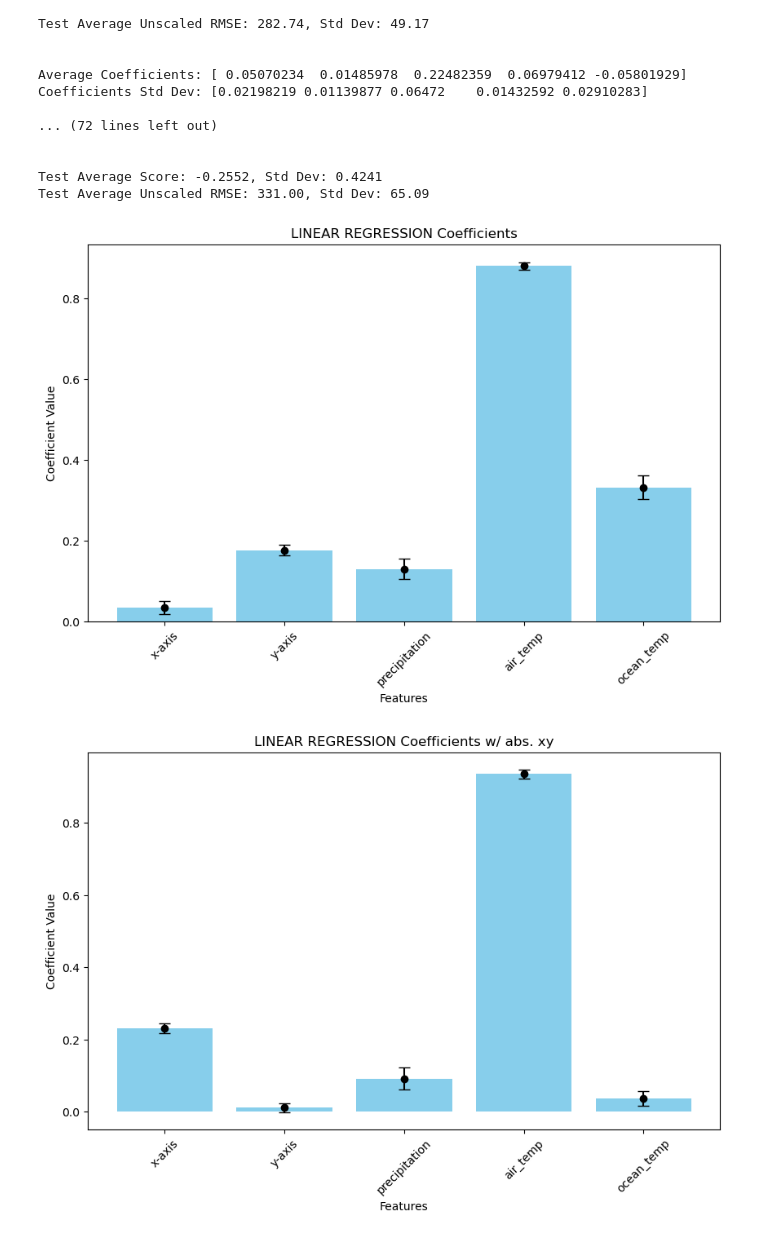
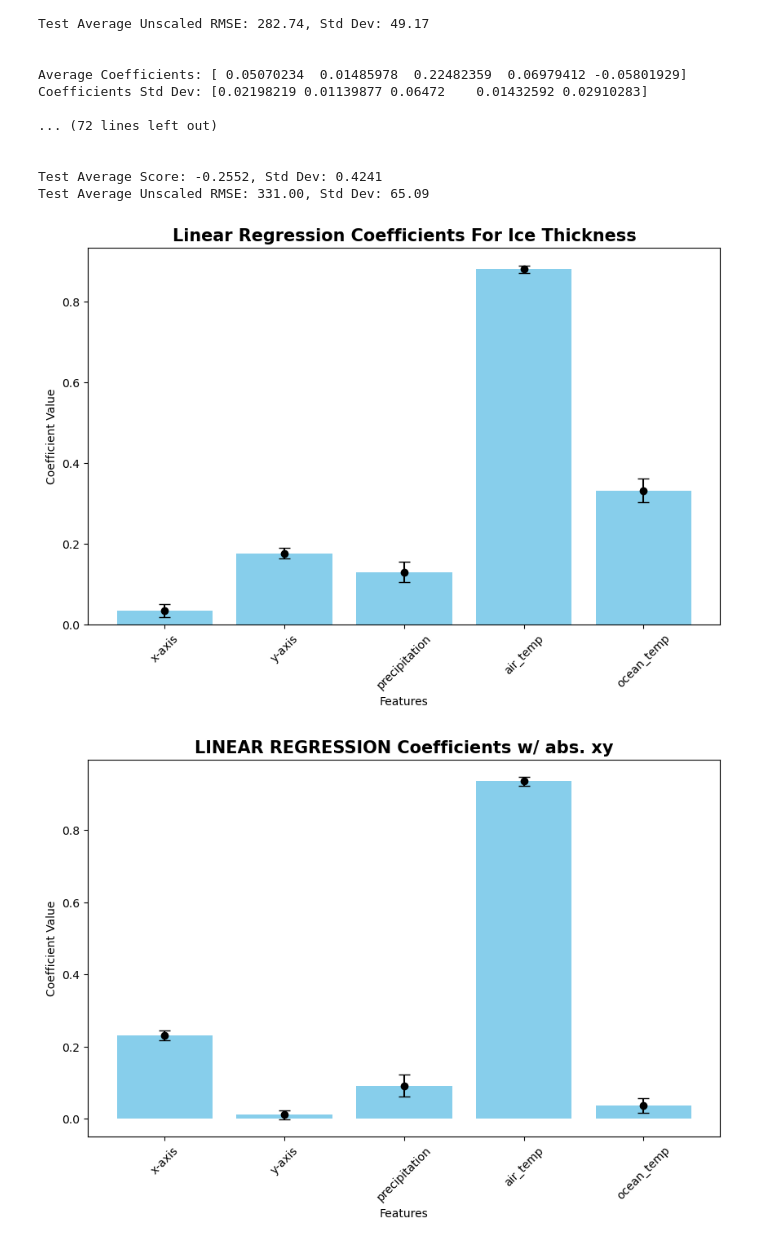
Before and after one commit to serafinaslevin/GP_Research, a Jupyter notebook: week 5/Extended Regression.ipynb, the cells around one changed output. Drawn from its saved outputs; the diff is of its cells as text; code cells hidden in the pictures.

```diff
--- a/week 5/Extended Regression.ipynb
+++ b/week 5/Extended Regression.ipynb
@@ -394,15 +394,15 @@ def plot_coefficients(coef_df, std_dev, title):
 
     plt.xlabel('Features')
     plt.ylabel('Coefficient Value')
-    plt.title(title)
+    plt.title(title, fontweight = 'bold', fontsize = 15)
     plt.xticks(rotation=45)
     plt.show()
 # %%
 #+++++++++++++++++++++++++++++++LINEAR REGRESSION CHARTS FOR THICKNESS++++++++++++++++++++++++++++++++++++
-plot_coefficients(coef_IT_df, std_coef_IT, "LINEAR REGRESSION Coefficients")
+plot_coefficients(coef_IT_df, std_coef_IT, "Linear Regression Coefficients For Ice Thickness")
 plot_coefficients(abs_coef_IT_df, abs_std_coef_IT, "LINEAR REGRESSION Coefficients w/ abs. xy")
 # %% [output]
-[figure, old version]
+[figure, new version]
-[figure, old version]
+[figure, new version]
 # %%
 #+++++++++++++++++++++++++++++++SVM REGRESSION CHARTS FOR THICKNESS++++++++++++++++++++++++++++++++++++
```
Also changed, not shown: parts of 6 cells of this notebook, 20 other files.
